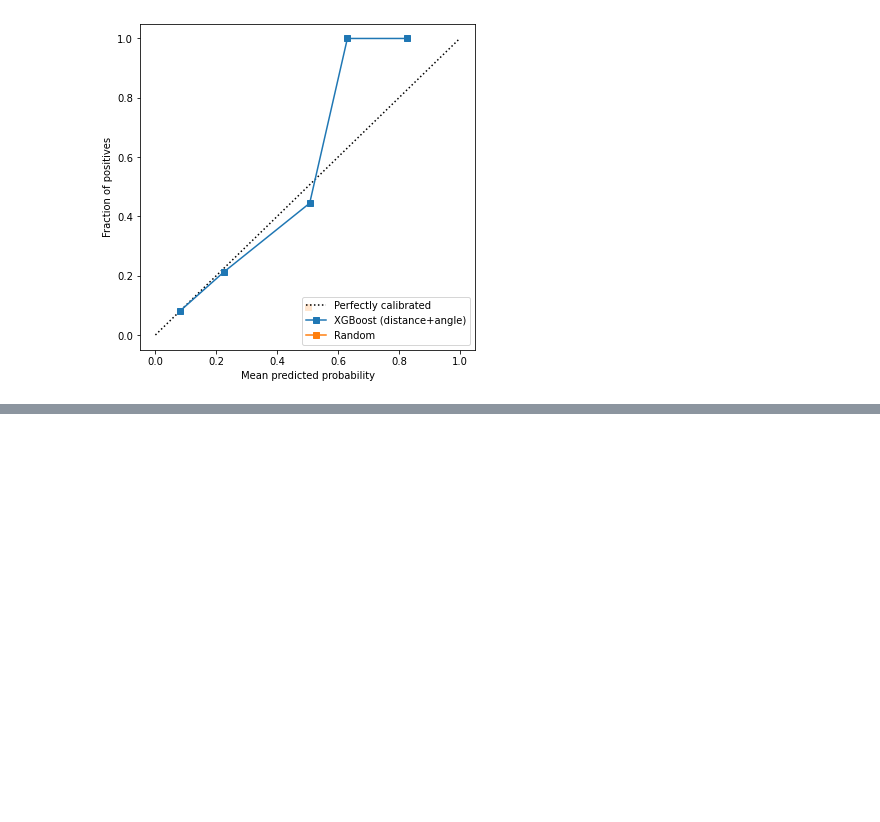
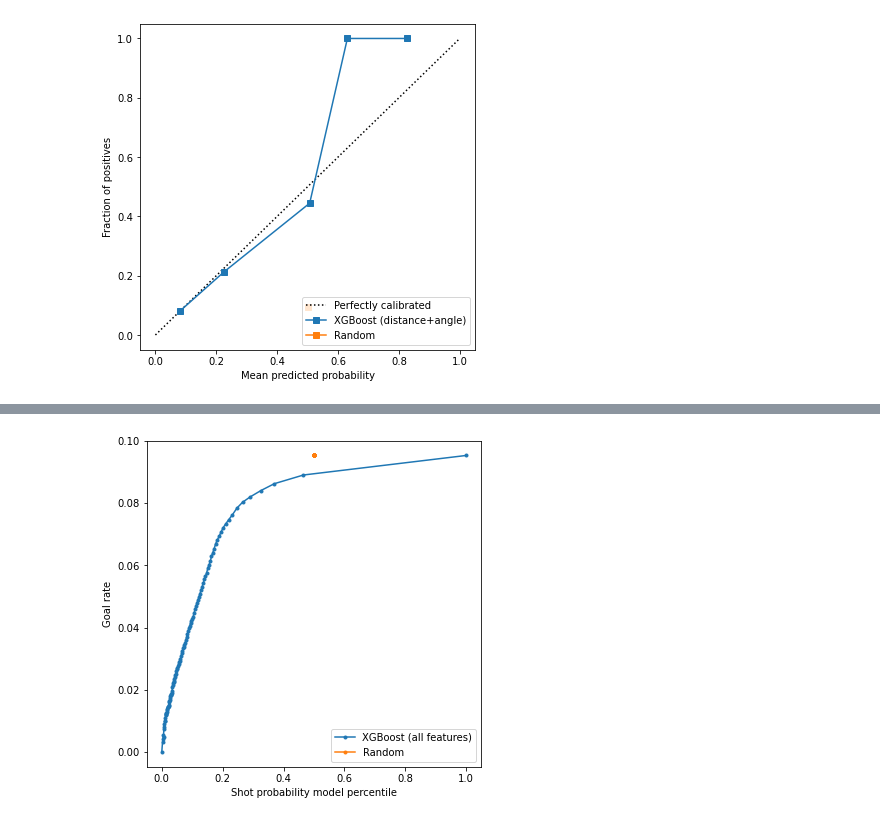
Before and after one commit to sorinmuchi/IFT6758, a Jupyter notebook: notebooks/5-AdvancedModels.ipynb, the cells around one changed output, grey strips where cells are left out. Saved outputs shown, nothing was run; the diff lists cells and outputs as text; code cells hidden in the pictures; blank space fills up the shorter version.

Commit message:
Implementing advanced models

```diff
--- a/notebooks/5-AdvancedModels.ipynb
+++ b/notebooks/5-AdvancedModels.ipynb
@@ -188,0 +346,22 @@ plt.show()
+# %%
+### goal_rate = F(shot probability model percentile) ###
+
+
+
+percentiles1, rates1 = compute_goal_rate_per_percentile(xgb_probs2, y_valXG_All)
+percentiles2, rates2 = compute_goal_rate_per_percentile(random_probs2, y_valXG_All)
+
+plt.figure(figsize=(6, 6))
+
+plt.plot(percentiles1, rates1, marker='.', label='XGBoost (all features)')
+plt.plot(percentiles2, rates2, marker='.', label='Random')
+
+plt.xlabel('Shot probability model percentile')
+plt.ylabel('Goal rate')
+plt.legend()
+
+
+
+plt.show()
+# %% [output]
+[figure, added]
```
Also changed, not shown: parts of 19 cells of this notebook, 3 other files.
